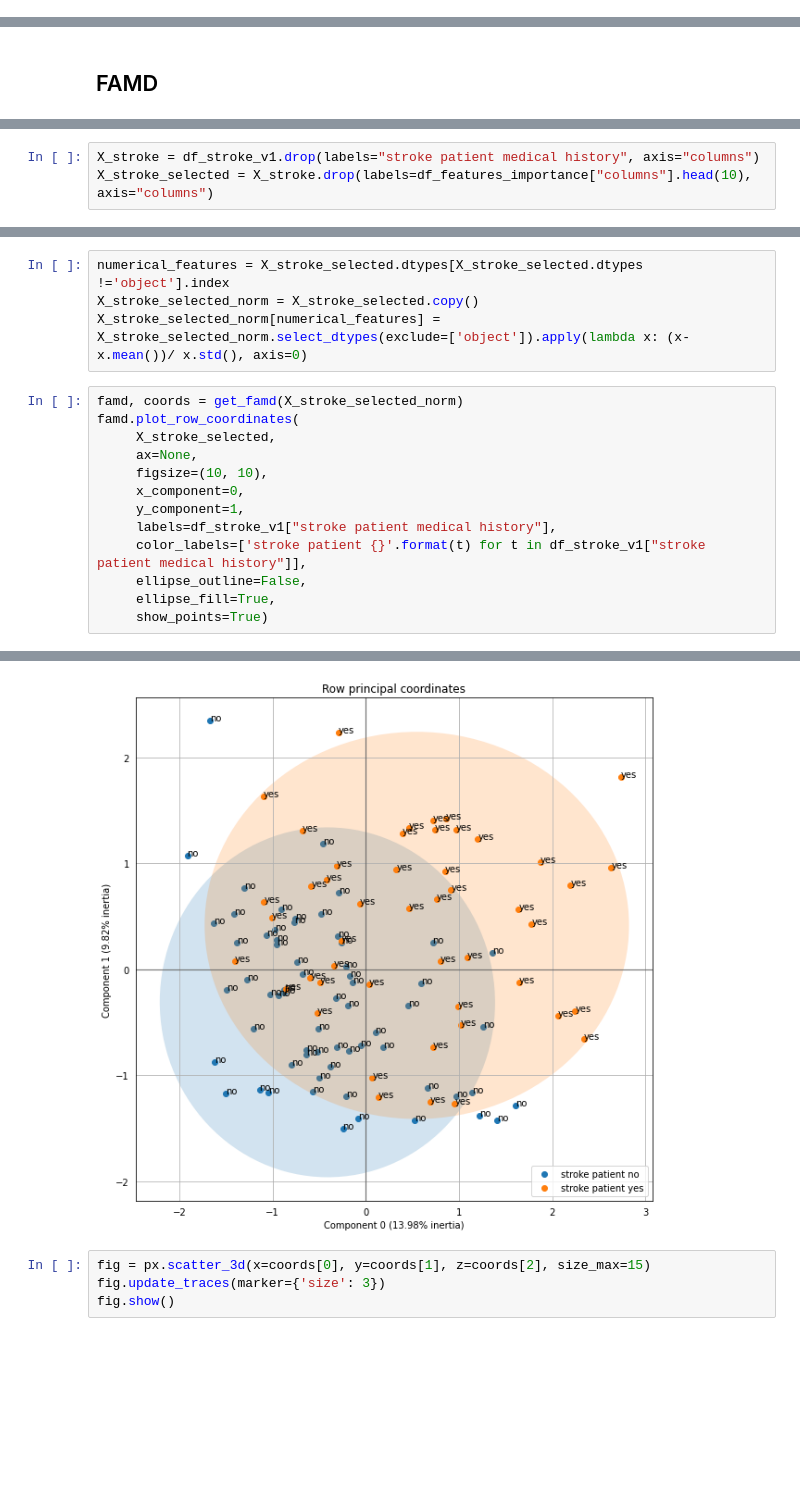
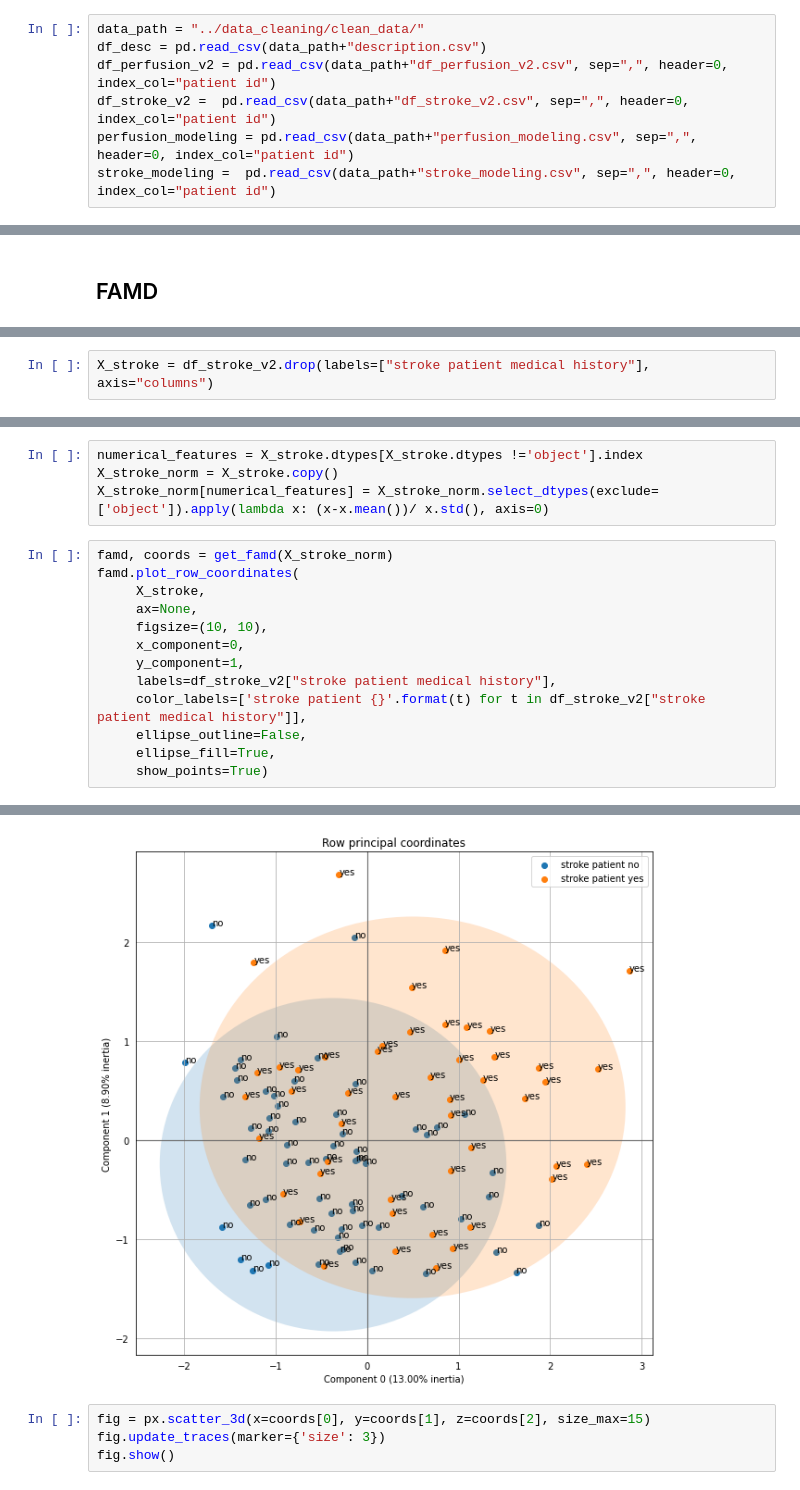
Before and after one commit to victoriafathi/DiabetesFork, a Jupyter notebook: data_mining/stroke_perfusion_analysis.ipynb, the cells around one changed output, grey strips where cells are left out. Saved outputs shown, nothing was run; the diff lists cells and outputs as text; blank space fills up the shorter version.

```diff
--- a/data_mining/stroke_perfusion_analysis.ipynb
+++ b/data_mining/stroke_perfusion_analysis.ipynb
@@ -91,3 +37,10 @@ df_perfusion.head()
+# %%
+data_path = "../data_cleaning/clean_data/"
+df_desc = pd.read_csv(data_path+"description.csv")
+df_perfusion_v2 = pd.read_csv(data_path+"df_perfusion_v2.csv", sep=",", header=0, index_col="patient id")
+df_stroke_v2 =  pd.read_csv(data_path+"df_stroke_v2.csv", sep=",", header=0, index_col="patient id")
+perfusion_modeling = pd.read_csv(data_path+"perfusion_modeling.csv", sep=",", header=0, index_col="patient id")
+stroke_modeling =  pd.read_csv(data_path+"stroke_modeling.csv", sep=",", header=0, index_col="patient id")
 # %%
 df_desc.head()
 # %% [output]
@@ -1000,3 +467,2 @@ Because we have mixed data we can not apply traditional algorithms
 # %%
-X_stroke = df_stroke_v1.drop(labels="stroke patient medical history", axis="columns")
-X_stroke_selected = X_stroke.drop(labels=df_features_importance["columns"].head(10), axis="columns")
+X_stroke = df_stroke_v2.drop(labels=["stroke patient medical history"], axis="columns")
@@ -1007,17 +469,17 @@ X_stroke_selected.shape
 # %%
-numerical_features = X_stroke_selected.dtypes[X_stroke_selected.dtypes !='object'].index
-X_stroke_selected_norm = X_stroke_selected.copy()
-X_stroke_selected_norm[numerical_features] = X_stroke_selected_norm.select_dtypes(exclude=['object']).apply(lambda x: (x-x.mean())/ x.std(), axis=0)
+numerical_features = X_stroke.dtypes[X_stroke.dtypes !='object'].index
+X_stroke_norm = X_stroke.copy()
+X_stroke_norm[numerical_features] = X_stroke_norm.select_dtypes(exclude=['object']).apply(lambda x: (x-x.mean())/ x.std(), axis=0)
 # %%
-famd, coords = get_famd(X_stroke_selected_norm)
+famd, coords = get_famd(X_stroke_norm)
 famd.plot_row_coordinates(
-     X_stroke_selected,
+     X_stroke,
      ax=None,
      figsize=(10, 10),
      x_component=0,
      y_component=1,
-     labels=df_stroke_v1["stroke patient medical history"],
-     color_labels=['stroke patient {}'.format(t) for t in df_stroke_v1["stroke patient medical history"]],
+     labels=df_stroke_v2["stroke patient medical history"],
+     color_labels=['stroke patient {}'.format(t) for t in df_stroke_v2["stroke patient medical history"]],
      ellipse_outline=False,
      ellipse_fill=True,
      show_points=True)
@@ -1026,4 +488,4 @@ famd.plot_row_coordinates(
-[figure, old version]
+[figure, new version]
 # %%
 fig = px.scatter_3d(x=coords[0], y=coords[1], z=coords[2], size_max=15)
 fig.update_traces(marker={'size': 3})
```
Also changed, not shown: parts of 228 cells of this notebook.
